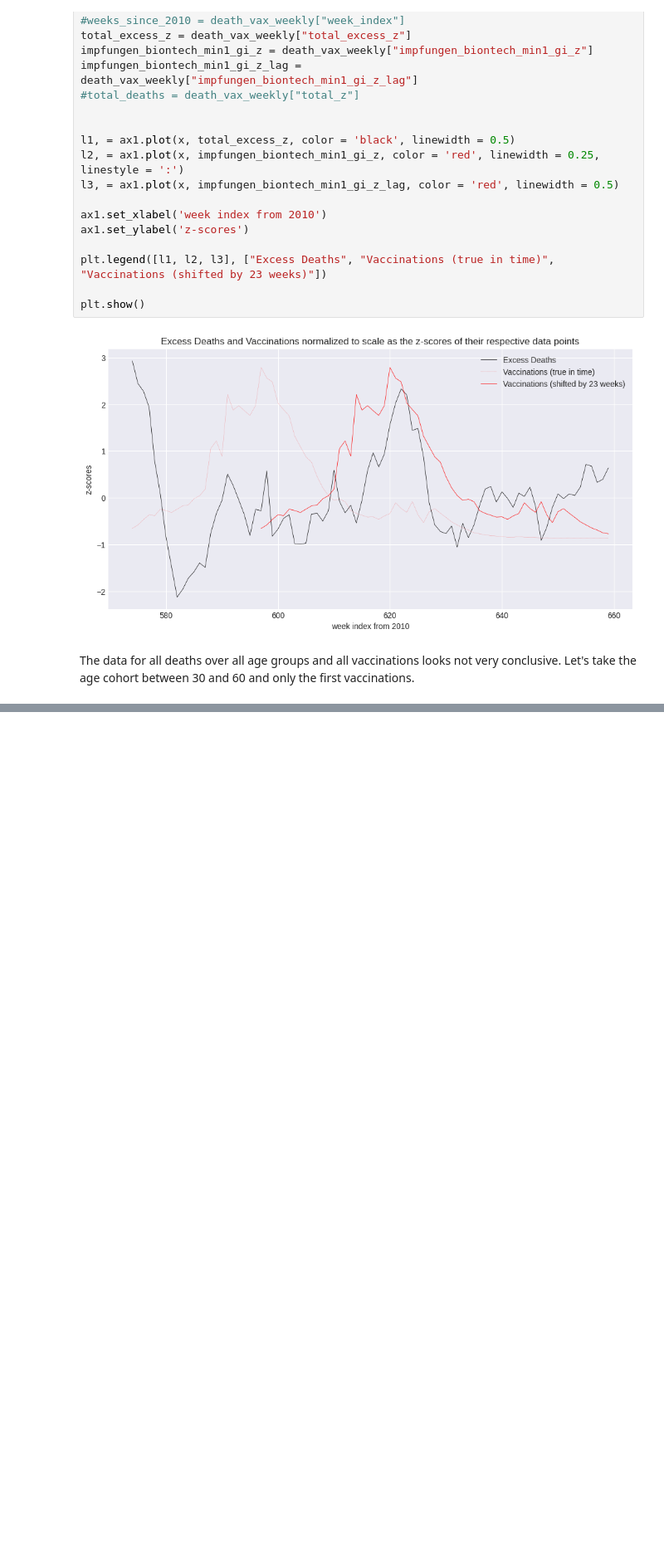
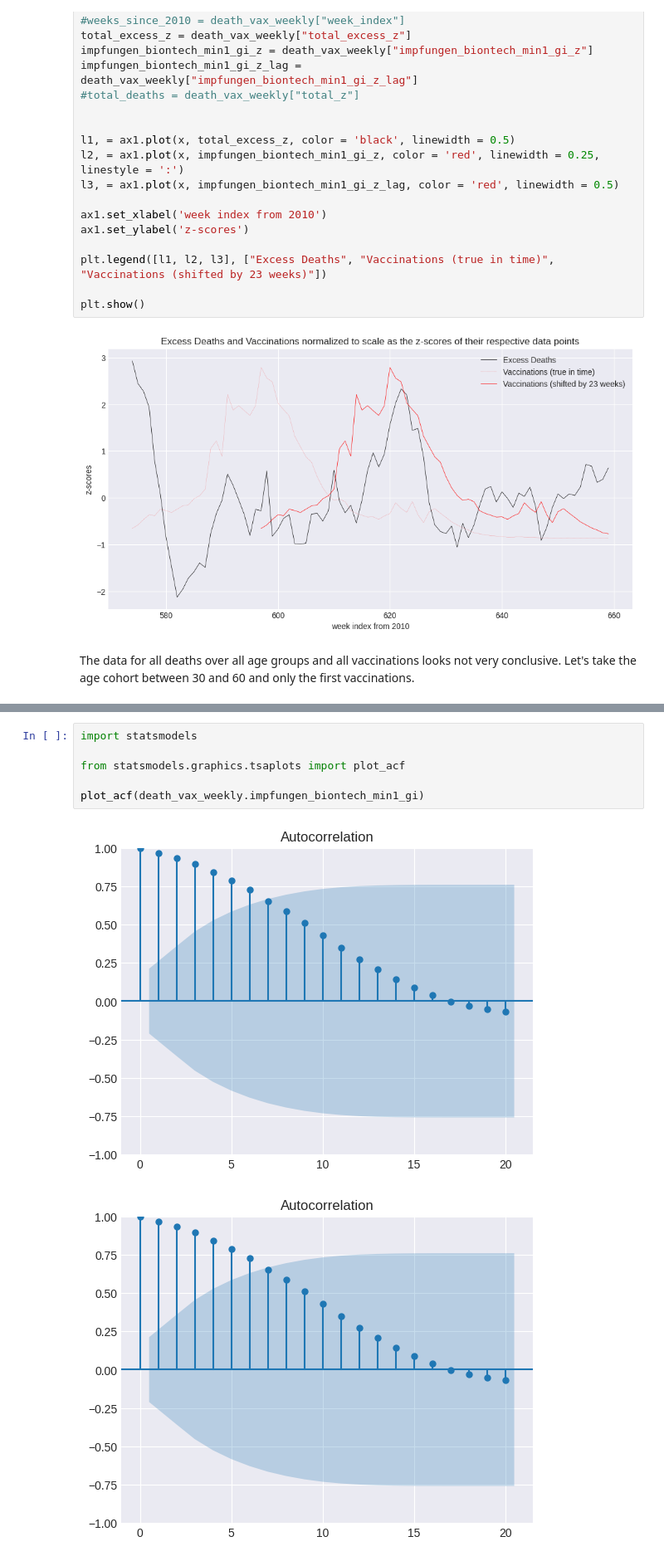
Before and after one commit to matthiasdaues/corona_mortality, a Jupyter notebook: notebooks/mortality_and_vaccination_against_covid.ipynb, the cells around one changed output, grey strips where cells are left out. Shown: that part at 83% size. Saved outputs shown, nothing was run; the diff lists cells and outputs as text; blank space fills up the shorter version.

```diff
--- a/notebooks/mortality_and_vaccination_against_covid.ipynb
+++ b/notebooks/mortality_and_vaccination_against_covid.ipynb
@@ -234,0 +239,9 @@ ValueError: all the input array dimensions for the concatenation axis must match
+# %%
+import statsmodels
+
+from statsmodels.graphics.tsaplots import plot_acf
+
+plot_acf(death_vax_weekly.impfungen_biontech_min1_gi)
+# %% [output]
+[figure, added]
+[figure, added]
```
Also changed, not shown: parts of 3 cells of this notebook.
